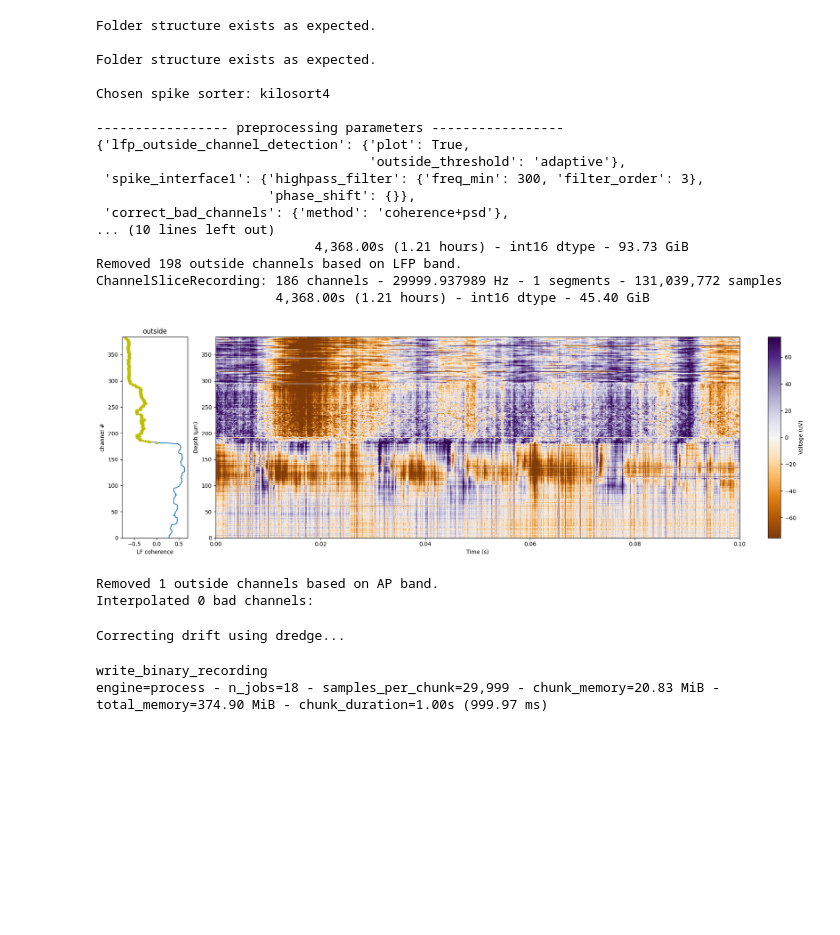
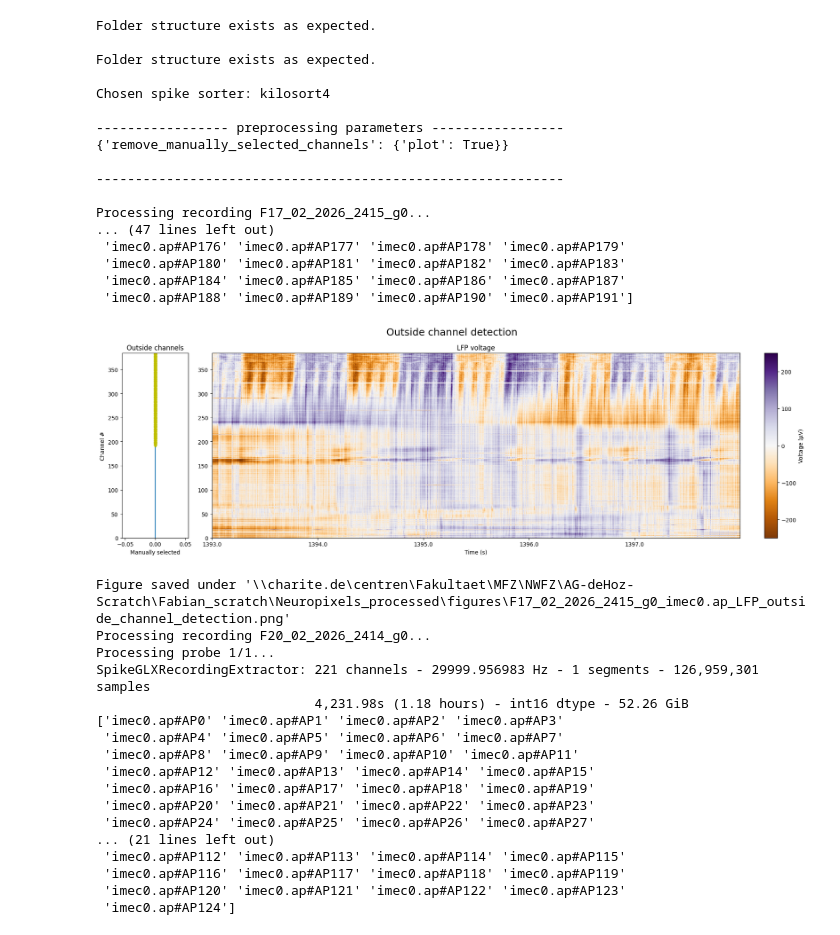
Before and after one commit to fabianottolin/analyze_neuropixels_data, a Jupyter notebook: Neuropixels_data_processing.ipynb, the cells around one changed output. Drawn from its saved outputs; the diff is of its cells as text; code cells hidden in the pictures; blank space fills up the shorter version.

Commit message:
Added user interface for manual detection of outside channels

```diff
--- a/Neuropixels_data_processing.ipynb
+++ b/Neuropixels_data_processing.ipynb
@@ -12,22 +12,23 @@ from processing_functions import *
 # select spike sorter and files for processing
 spike_sorter = "kilosort4" # currently implemented: "kilosort4"
 recordings_folder = Path("//charite.de/centren/Fakultaet/MFZ/NWFZ/AG-deHoz-Scratch/Neuropixels_DO_NOT_DELETE") # path to all recordings, use Path()
-recordings_to_process =    ["F01_03_2026_2413_g0",
-                            "F01_03_2026_2416_g0",
-                            "F02_03_2026_2416_g0",
+recordings_to_process =    [
+    # "F01_03_2026_2413_g0",
+    #                         "F01_03_2026_2416_g0",
+    #                         "F02_03_2026_2416_g0",
                             "F17_02_2026_2415_g0",
-                            "F18_02_2026_2415_g0",
                             "F20_02_2026_2414_g0",
                             "F20_02_2026_2415_g0",
-                            "F21_02_2026_2414_g0",
-                            "F21_02_2026_2415_g0",
-                            "F23_02_2026_2414_g0",
-                            "F24_02_2026_2414_g0",
-                            "F25_02_2026_2413_g0",
-                            "F26_02_2026_2413_g0",
-                            "F27_02_2026_2416_g0",
-                            "F28_02_2026_2413_g0",
-                            "F28_02_2026_2416_g0"] # list of names of recordings to process
+                            "F21_02_2026_2414_g0",]
+                            # "F21_02_2026_2415_g0",
+                            # "F23_02_2026_2414_g0",
+                            # "F24_02_2026_2414_g0",
+                            # "F25_02_2026_2413_g0",
+                            # "F26_02_2026_2413_g0",
+                            # "F27_02_2026_2416_g0",
+                            # "F28_02_2026_2413_g0",
+                            # "F28_02_2026_2416_g0",
+                            # "F18_02_2026_2415_g0"] # list of names of recordings to process
 
 # redo all (but the ones below)
 # remaining: "F22_02_2026_2414_g0", try ["F26_02_2026_2416_g0", "F27_02_2026_2413_g0" (done once with saturation mitigation in full loop,
@@ -65,0 +71,5 @@ Detecting saturation periods...
+# %%
+### manual outside channel detection ###
+%matplotlib widget
+
+neuropixels_data.run_manual_outside_channel_detection(duration_sample=10)
@@ -66,32 +79,44 @@ Detecting saturation periods...
 # %%
 ### pre-processing ###
 from processing_parameters import preprocessing_configurations
 
-neuropixels_data.run_preprocessing(preprocessing_configurations, overwrite_existing_files = False)
+neuropixels_data.run_preprocessing(preprocessing_configurations, overwrite_existing_files = True)
 # %% [output]
 Folder structure exists as expected.
 
 Folder structure exists as expected.
 
 Chosen spike sorter: kilosort4
 
 ----------------- preprocessing parameters -----------------
-{'lfp_outside_channel_detection': {'plot': True,
-                                   'outside_threshold': 'adaptive'},
- 'spike_interface1': {'highpass_filter': {'freq_min': 300, 'filter_order': 3},
-                      'phase_shift': {}},
- 'correct_bad_channels': {'method': 'coherence+psd'},
-... (10 lines left out)
-                            4,368.00s (1.21 hours) - int16 dtype - 93.73 GiB
-Removed 198 outside channels based on LFP band.
-ChannelSliceRecording: 186 channels - 29999.937989 Hz - 1 segments - 131,039,772 samples
-                       4,368.00s (1.21 hours) - int16 dtype - 45.40 GiB
+{'remove_manually_selected_channels': {'plot': True}}
+
+------------------------------------------------------------
+
+Processing recording F17_02_2026_2415_g0...
+... (47 lines left out)
+ 'imec0.ap#AP176' 'imec0.ap#AP177' 'imec0.ap#AP178' 'imec0.ap#AP179'
+ 'imec0.ap#AP180' 'imec0.ap#AP181' 'imec0.ap#AP182' 'imec0.ap#AP183'
+ 'imec0.ap#AP184' 'imec0.ap#AP185' 'imec0.ap#AP186' 'imec0.ap#AP187'
+ 'imec0.ap#AP188' 'imec0.ap#AP189' 'imec0.ap#AP190' 'imec0.ap#AP191']
-[figure, old version]
+[figure, new version]
-Removed 1 outside channels based on AP band.
-Interpolated 0 bad channels:
+Figure saved under '\\charite.de\centren\Fakultaet\MFZ\NWFZ\AG-deHoz-Scratch\Fabian_scratch\Neuropixels_processed\figures\F17_02_2026_2415_g0_imec0.ap_LFP_outside_channel_detection.png'
+Processing recording F20_02_2026_2414_g0...
+Processing probe 1/1...
+SpikeGLXRecordingExtractor: 221 channels - 29999.956983 Hz - 1 segments - 126,959,301 samples
+                            4,231.98s (1.18 hours) - int16 dtype - 52.26 GiB
+['imec0.ap#AP0' 'imec0.ap#AP1' 'imec0.ap#AP2' 'imec0.ap#AP3'
+ 'imec0.ap#AP4' 'imec0.ap#AP5' 'imec0.ap#AP6' 'imec0.ap#AP7'
+ 'imec0.ap#AP8' 'imec0.ap#AP9' 'imec0.ap#AP10' 'imec0.ap#AP11'
+ 'imec0.ap#AP12' 'imec0.ap#AP13' 'imec0.ap#AP14' 'imec0.ap#AP15'
+ 'imec0.ap#AP16' 'imec0.ap#AP17' 'imec0.ap#AP18' 'imec0.ap#AP19'
+ 'imec0.ap#AP20' 'imec0.ap#AP21' 'imec0.ap#AP22' 'imec0.ap#AP23'
+ 'imec0.ap#AP24' 'imec0.ap#AP25' 'imec0.ap#AP26' 'imec0.ap#AP27'
+... (21 lines left out)
+ 'imec0.ap#AP112' 'imec0.ap#AP113' 'imec0.ap#AP114' 'imec0.ap#AP115'
+ 'imec0.ap#AP116' 'imec0.ap#AP117' 'imec0.ap#AP118' 'imec0.ap#AP119'
+ 'imec0.ap#AP120' 'imec0.ap#AP121' 'imec0.ap#AP122' 'imec0.ap#AP123'
+ 'imec0.ap#AP124']
-Correcting drift using dredge...
-write_binary_recording
-engine=process - n_jobs=18 - samples_per_chunk=29,999 - chunk_memory=20.83 MiB - total_memory=374.90 MiB - chunk_duration=1.00s (999.97 ms)
 # %%
 ### spike sorting ###
 from processing_parameters import spike_sorting_configurations
```
Also changed, not shown: parts of 6 cells of this notebook, 9 other files.
